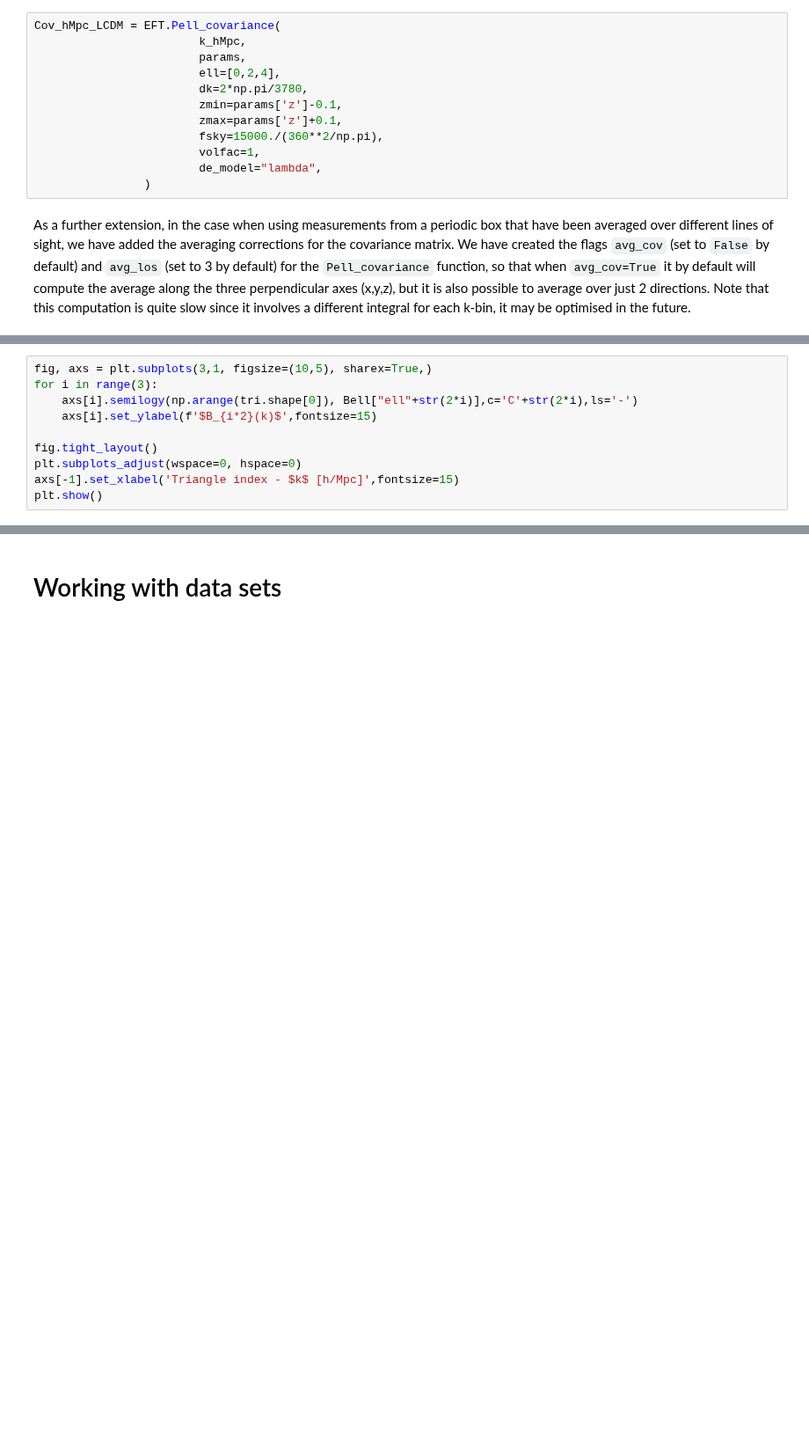
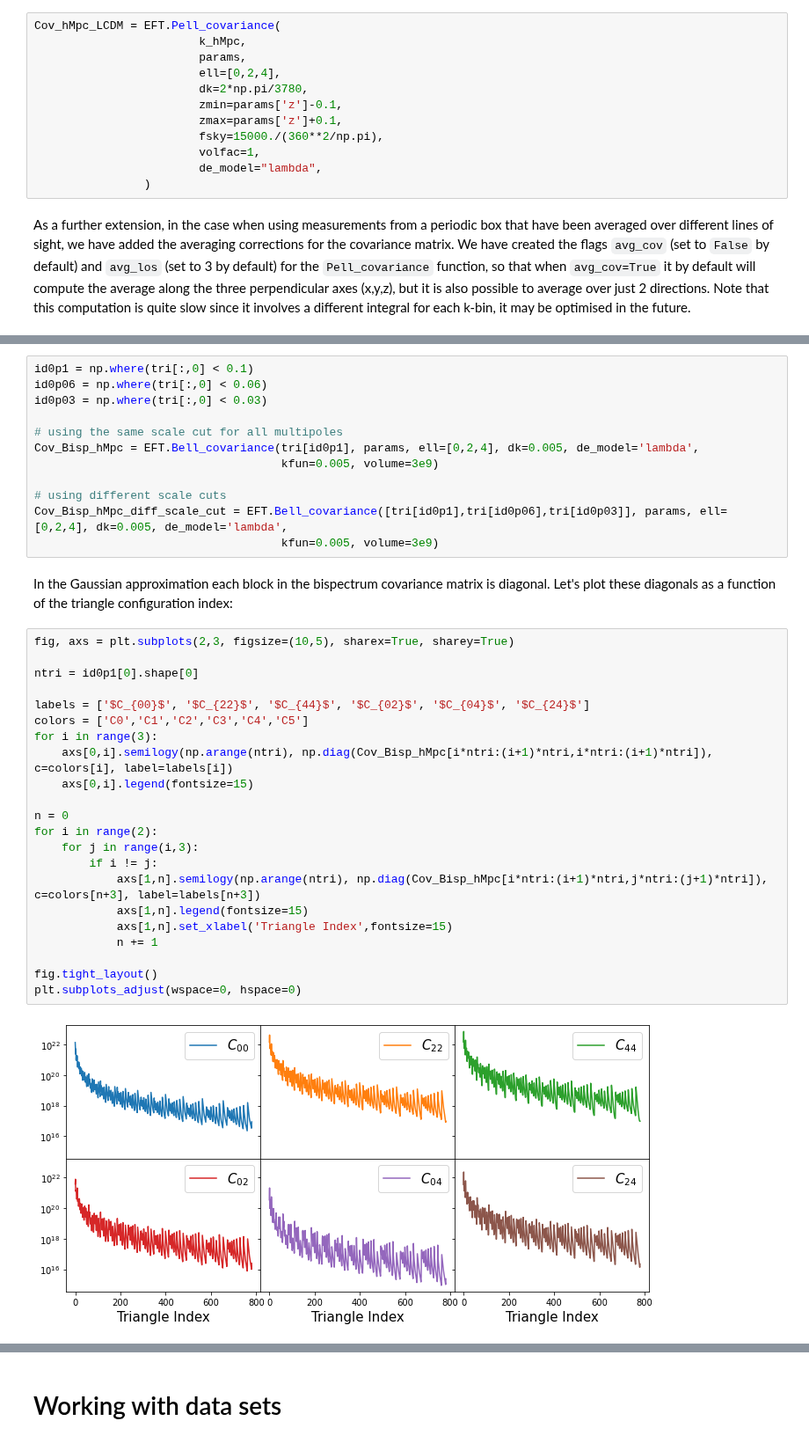
Before and after one commit to adematti/comet-emu, a Jupyter notebook: notebooks/Tutorial.ipynb, the cells around one changed output, grey strips where cells are left out. Shown at 88% size. Drawn from its saved outputs; the diff is of its cells as text; blank space fills up the shorter version.

```diff
--- a/notebooks/Tutorial.ipynb
+++ b/notebooks/Tutorial.ipynb
@@ -357,10 +368,0 @@ _Note: The very first call of `Bell` for a given set of configurations can take
-# %%
-fig, axs = plt.subplots(3,1, figsize=(10,5), sharex=True,)
-for i in range(3):
-    axs[i].semilogy(np.arange(tri.shape[0]), Bell["ell"+str(2*i)],c='C'+str(2*i),ls='-')
-    axs[i].set_ylabel(f'$B_{i*2}(k)$',fontsize=15)
-
-fig.tight_layout()
-plt.subplots_adjust(wspace=0, hspace=0)
-axs[-1].set_xlabel('Triangle index - $k$ [h/Mpc]',fontsize=15)
-plt.show()
@@ -368,0 +371,38 @@ plt.show()
+# %%
+id0p1 = np.where(tri[:,0] < 0.1)
+id0p06 = np.where(tri[:,0] < 0.06)
+id0p03 = np.where(tri[:,0] < 0.03)
+
+# using the same scale cut for all multipoles
+Cov_Bisp_hMpc = EFT.Bell_covariance(tri[id0p1], params, ell=[0,2,4], dk=0.005, de_model='lambda',
+                                    kfun=0.005, volume=3e9)
+
+# using different scale cuts
+Cov_Bisp_hMpc_diff_scale_cut = EFT.Bell_covariance([tri[id0p1],tri[id0p06],tri[id0p03]], params, ell=[0,2,4], dk=0.005, de_model='lambda',
+                                    kfun=0.005, volume=3e9)
+# %% [markdown]
+In the Gaussian approximation each block in the bispectrum covariance matrix is diagonal. Let's plot these diagonals as a function of the triangle configuration index:
+# %%
+fig, axs = plt.subplots(2,3, figsize=(10,5), sharex=True, sharey=True)
+
+ntri = id0p1[0].shape[0]
+
+labels = ['$C_{00}$', '$C_{22}$', '$C_{44}$', '$C_{02}$', '$C_{04}$', '$C_{24}$']
+colors = ['C0','C1','C2','C3','C4','C5']
+for i in range(3):
+    axs[0,i].semilogy(np.arange(ntri), np.diag(Cov_Bisp_hMpc[i*ntri:(i+1)*ntri,i*ntri:(i+1)*ntri]), c=colors[i], label=labels[i])
+    axs[0,i].legend(fontsize=15)
+
+n = 0
+for i in range(2):
+    for j in range(i,3):
+        if i != j:
+            axs[1,n].semilogy(np.arange(ntri), np.diag(Cov_Bisp_hMpc[i*ntri:(i+1)*ntri,j*ntri:(j+1)*ntri]), c=colors[n+3], label=labels[n+3])
+            axs[1,n].legend(fontsize=15)
+            axs[1,n].set_xlabel('Triangle Index',fontsize=15)
+            n += 1
+
+fig.tight_layout()
+plt.subplots_adjust(wspace=0, hspace=0)
+# %% [output]
+[figure, added]
```
Also changed, not shown: parts of 17 cells of this notebook, 3 other files.
